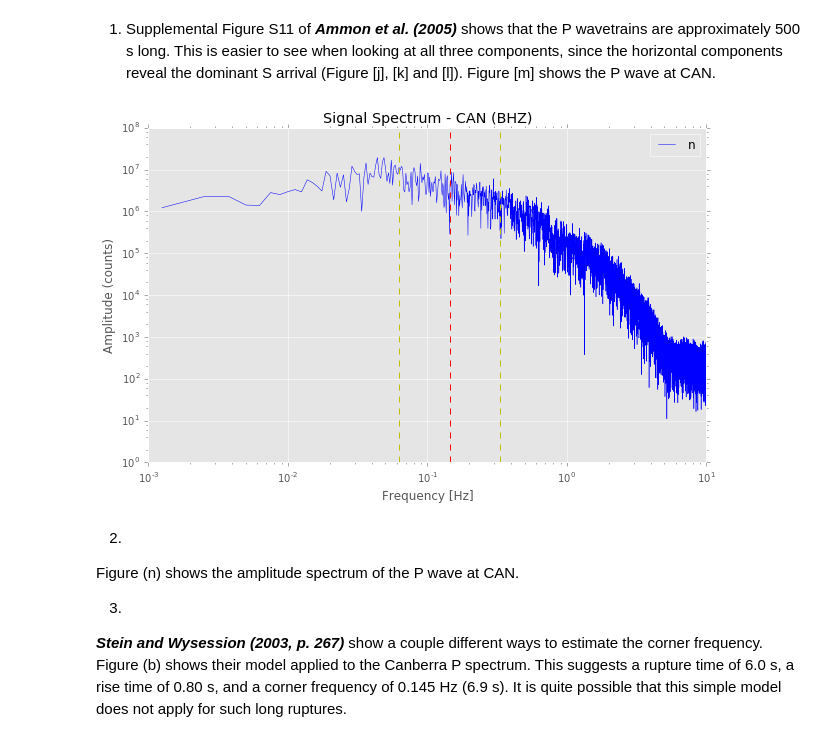
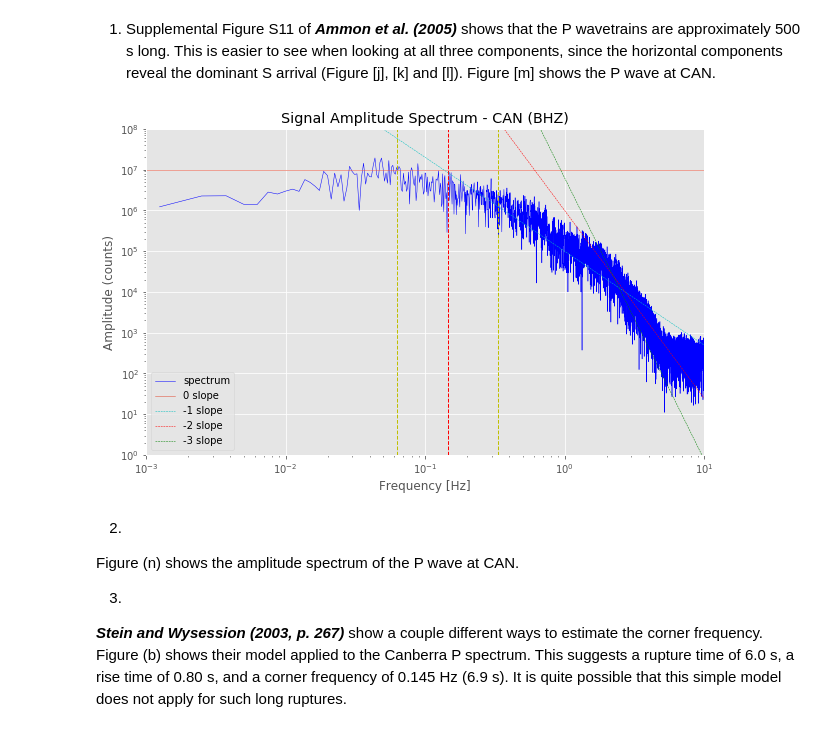
Before and after one commit to heinerigel/2017-JupyterNotebooksForGeophysics, a Jupyter notebook: Notebooks/05_SumatraEarthquake/Sumatra_PartA_presentation/Sumatra A Problem 4.ipynb, the cells around one changed output. Saved outputs shown, nothing was run; the diff lists cells and outputs as text; code cells hidden in the pictures.

```diff
--- a/Notebooks/05_SumatraEarthquake/Sumatra_PartA_presentation/Sumatra A Problem 4.ipynb
+++ b/Notebooks/05_SumatraEarthquake/Sumatra_PartA_presentation/Sumatra A Problem 4.ipynb
@@ -415,37 +421,48 @@ pwave=p[0].data                     # set up the signal
 taper_percentage = 0.1                               # Percentage of tapering applied to signal
 taper = cosine_taper(npts,taper_percentage)          # Define cosine taper to be used
 pwave_taper = pwave * taper                          #taper signal
 pwave_detrend = detrend(pwave_taper, 'linear')       # Detrend Signal
 pwave_fft = np.fft.rfft(pwave_detrend)               # Frequency Domain
 freq = np.linspace(0, p_fNy, len(pwave_fft))         # Frequency axis for plotting
 
 # Set up frequency windows
 k = [1/16, 1/3, 0.145]
 color = ['y','y','r']
 label = ['rise time 8 s','rupture time 6.0 s','corner frequency 0.145 Hz']
 linestyle=['--','--','--']
 #slope_min1=1/freq
 #slope_min2=1/freq**2
 
 # Plotting parameter
 plt.rcParams['figure.figsize'] = 10, 6
 plt.rcParams['lines.linewidth'] = 0.5
 
 # Frequency Spectrum of P wave
-plt.loglog(freq, abs(pwave_fft), 'b', label="n", lw=0.5)
+plt.loglog(freq, abs(pwave_fft), 'b', label="spectrum", lw=0.5)
 for i in range(len(k)):
     b = plt.axvline(k[i], color=color[i], linestyle=linestyle[i], lw=1)
+
+a0 =1e7
+plt.axhline(a0, label ="0 slope")
+a1 = 10**(-1 * np.log(freq) + 5.0)
+a2 = 10**(-2 * np.log(freq) + 6.0)
+a3 = 10**(-3 * np.log(freq) + 6.8)
+plt.loglog(freq, a1, 'c--', label="-1 slope")
+plt.loglog(freq, a2, 'r--', label="-2 slope")
+plt.loglog(freq, a3, 'g--', label="-3 slope")
+plt.legend()
+
 #plt.loglog(freq, slope_min1, 'b', label="n", lw=0.5)
 #plt.loglog(freq, slope_min2, 'b', label="n", lw=0.5)
-plt.legend()
-plt.title('Signal Spectrum - CAN (BHZ)')
+plt.title('Signal Amplitude Spectrum - CAN (BHZ)')
 plt.xlabel('Frequency [Hz]')
 plt.ylabel('Amplitude (counts)')
 plt.xlim(1E-3, 10)
 plt.ylim(1, 1E8)
+
 plt.show()
 # %% [output]
-[figure, old version]
+[figure, new version]
 # %% [markdown]
 2.
 Figure (n) shows the amplitude spectrum of the P wave at CAN.
```
Also changed, not shown: parts of 10 cells of this notebook.
